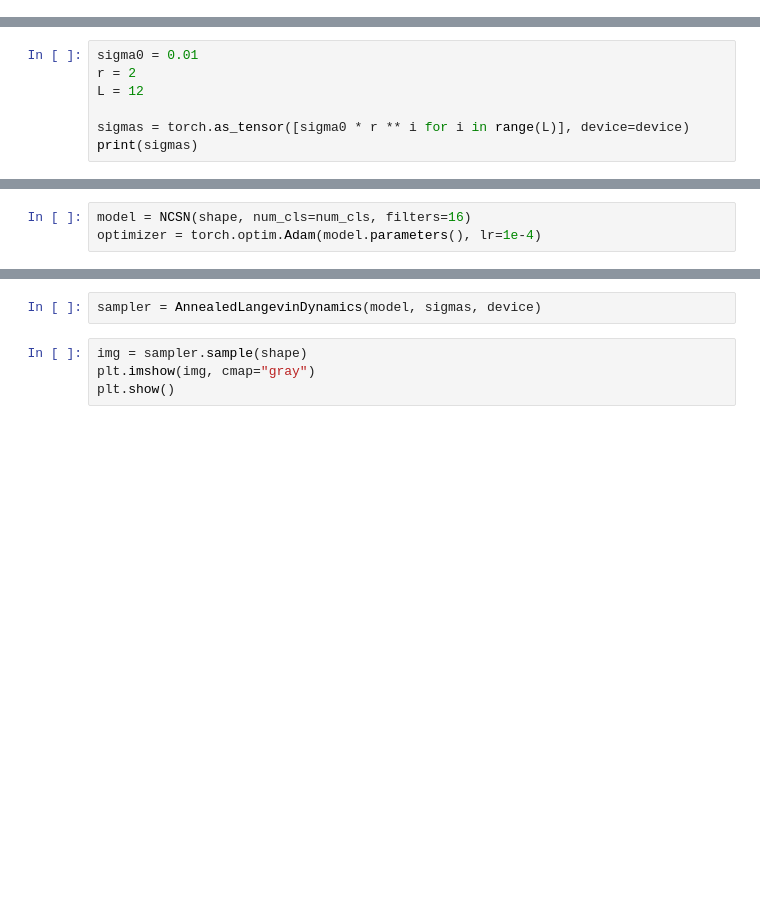
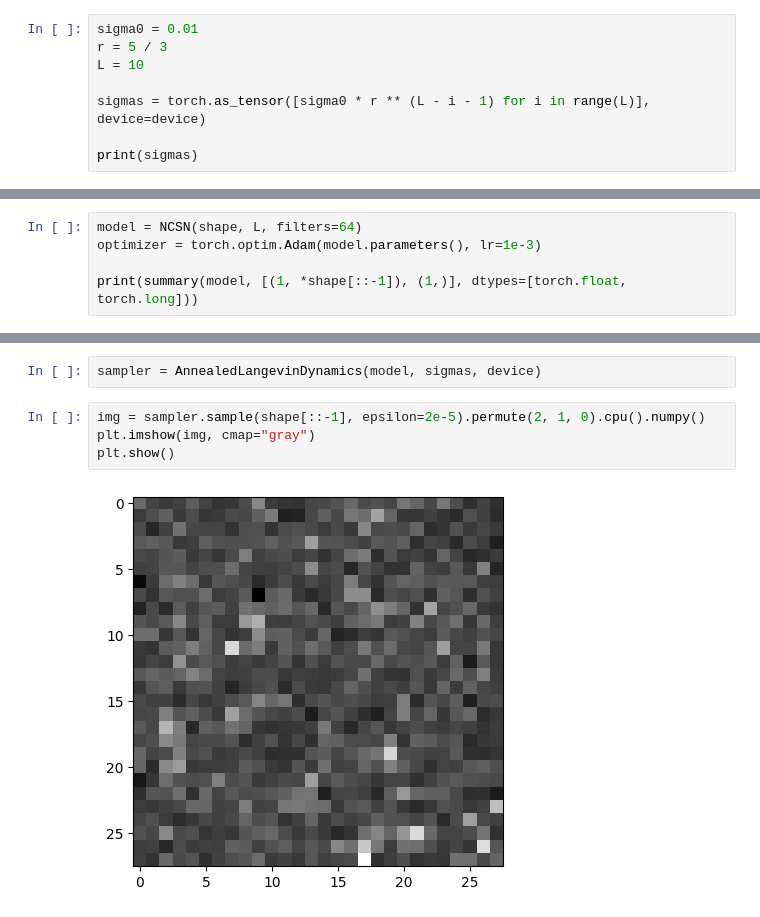
Before and after one commit to YasBroek/PGM-Denoising_Score_Matching, a Jupyter notebook: langevin.ipynb, the cells around one changed output, grey strips where cells are left out. Saved outputs shown, nothing was run; the diff lists cells and outputs as text; blank space fills up the shorter version.

```diff
--- a/langevin.ipynb
+++ b/langevin.ipynb
@@ -22,3 +25,11 @@ else:
 print(device)
 # %% [output]
 mps
+# %%
+sigma0 = 0.01
+r = 5 / 3
+L = 10
+
+sigmas = torch.as_tensor([sigma0 * r ** (L - i - 1) for i in range(L)], device=device)
+
+print(sigmas)
@@ -28,8 +43 @@ num_cls = 10
 shape = (28, 28, 1)
-# %%
-sigma0 = 0.01
-r = 2
-L = 12
-
-sigmas = torch.as_tensor([sigma0 * r ** i for i in range(L)], device=device)
-print(sigmas)
@@ -40,3 +44,5 @@ tensor([1.0000e-02, 2.0000e-02, 4.0000e-02, 8.0000e-02, 1.6000e-01, 3.2000e-01,
 # %%
-model = NCSN(shape, num_cls=num_cls, filters=16)
-optimizer = torch.optim.Adam(model.parameters(), lr=1e-4)
+model = NCSN(shape, L, filters=64)
+optimizer = torch.optim.Adam(model.parameters(), lr=1e-3)
+
+print(summary(model, [(1, *shape[::-1]), (1,)], dtypes=[torch.float, torch.long]))
@@ -52,6 +88,8 @@ KeyboardInterrupt:
 # %%
 sampler = AnnealedLangevinDynamics(model, sigmas, device)
 # %%
-img = sampler.sample(shape)
+img = sampler.sample(shape[::-1], epsilon=2e-5).permute(2, 1, 0).cpu().numpy()
 plt.imshow(img, cmap="gray")
 plt.show()
+# %% [output]
+[figure, added]
```
Also changed, not shown: parts of 6 cells of this notebook, 5 other files.
